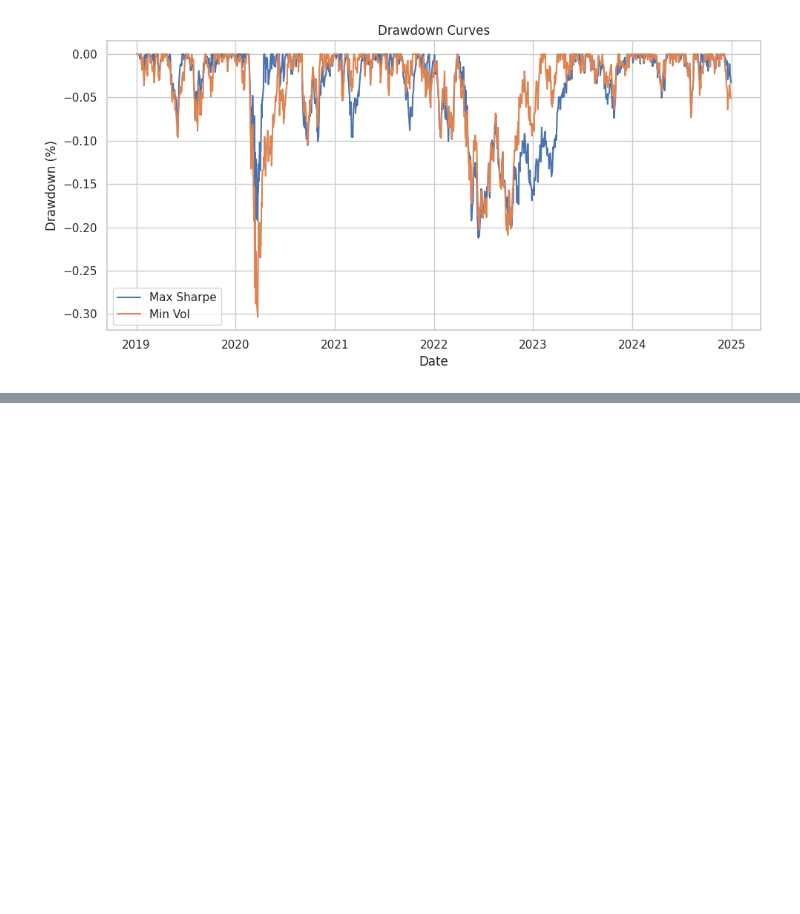
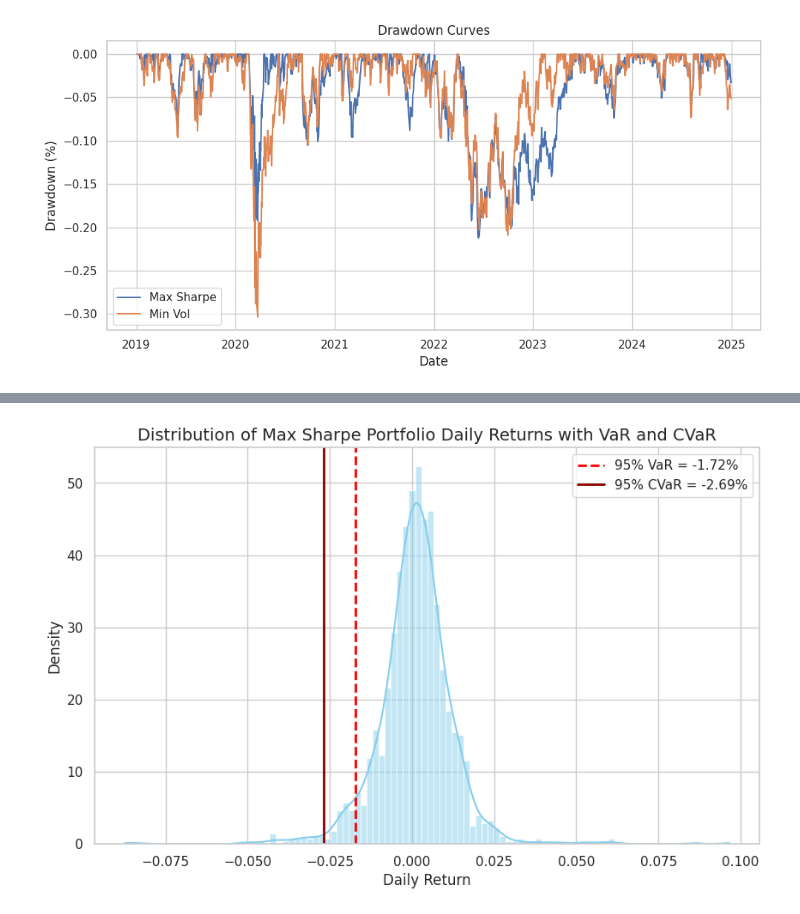
Before and after one commit to AKASH4671/AI-Powered-Portfolio-Optimization-and-Risk-Management, a Jupyter notebook: 3_Risk_Adjusted_Performance_Analysis.ipynb, the cells around one changed output, grey strips where cells are left out. Saved outputs shown, nothing was run; the diff lists cells and outputs as text; code cells hidden in the pictures; blank space fills up the shorter version.

```diff
--- a/3_Risk_Adjusted_Performance_Analysis.ipynb
+++ b/3_Risk_Adjusted_Performance_Analysis.ipynb
@@ -302,0 +451,22 @@ Average peak-to-peak duration: 19.65 days
+# %%
+# Assume `daily_returns` is a NumPy array or Pandas Series
+confidence_level = 0.95
+VaR = np.percentile(returns_sharpe, (1 - confidence_level) * 100)
+CVaR = returns_sharpe[returns_sharpe <= VaR].mean()
+
+plt.figure(figsize=(10, 6))
+sns.histplot(returns_sharpe, bins=100, kde=True, color='skyblue', stat="density")
+
+# Add VaR line
+plt.axvline(VaR, color='red', linestyle='--', linewidth=2, label=f'95% VaR = {VaR:.2%}')
+# Add CVaR line
+plt.axvline(CVaR, color='darkred', linestyle='-', linewidth=2, label=f'95% CVaR = {CVaR:.2%}')
+
+plt.title("Distribution of Max Sharpe Portfolio Daily Returns with VaR and CVaR", fontsize=14)
+plt.xlabel("Daily Return")
+plt.ylabel("Density")
+plt.legend()
+plt.grid(True)
+plt.show()
+# %% [output]
+[figure, added]
```
Also changed, not shown: parts of 8 cells of this notebook.
